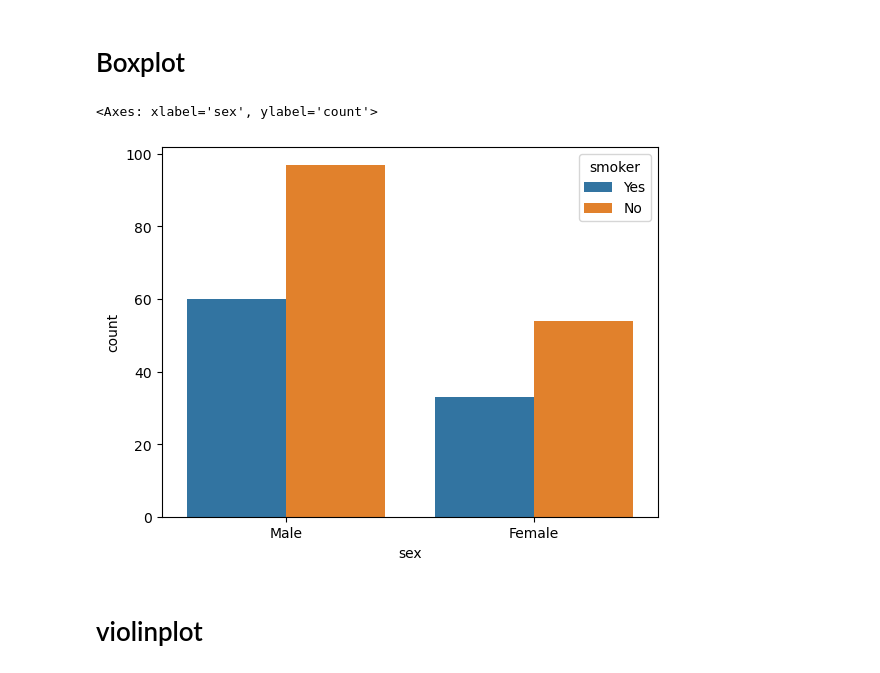
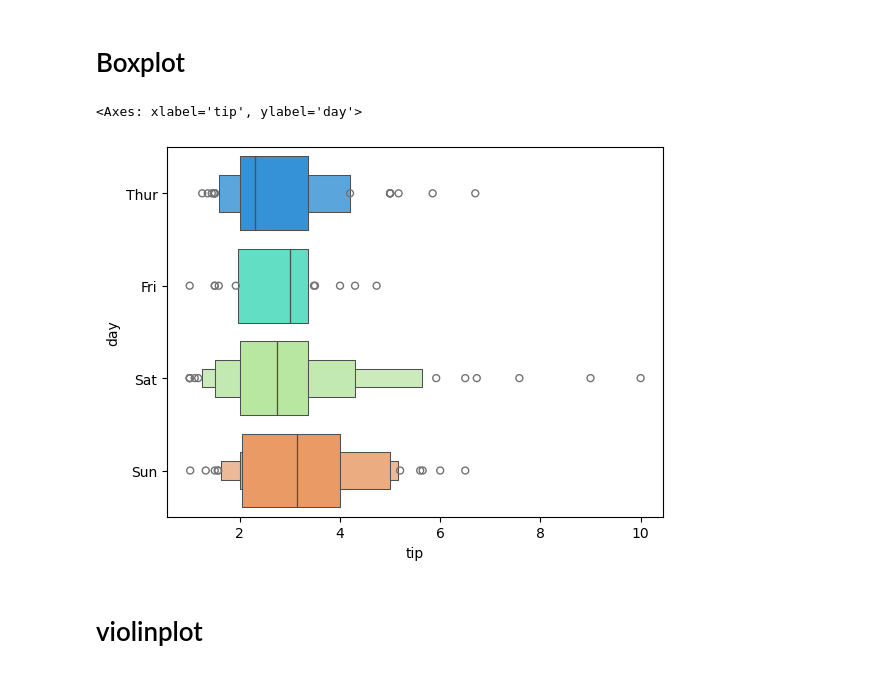
Before and after one commit to Rajni0327/Data-visualization-, a Jupyter notebook: categoricalPlots.ipynb, the cells around one changed output. Saved outputs shown, nothing was run; the diff lists cells and outputs as text; code cells hidden in the pictures.

```diff
--- a/categoricalPlots.ipynb
+++ b/categoricalPlots.ipynb
@@ -32,8 +32,9 @@ df
 # %% [markdown]
 # Boxplot
 # %%
+sns.boxenplot(x = 'tip' , y= 'day',hue='day', data = df , palette='rainbow')
 # %% [output]
-<Axes: xlabel='sex', ylabel='count'>
+<Axes: xlabel='tip', ylabel='day'>
-[figure, old version]
+[figure, new version]
 # %% [markdown]
 # violinplot
```
Also changed, not shown: parts of 5 cells of this notebook.
